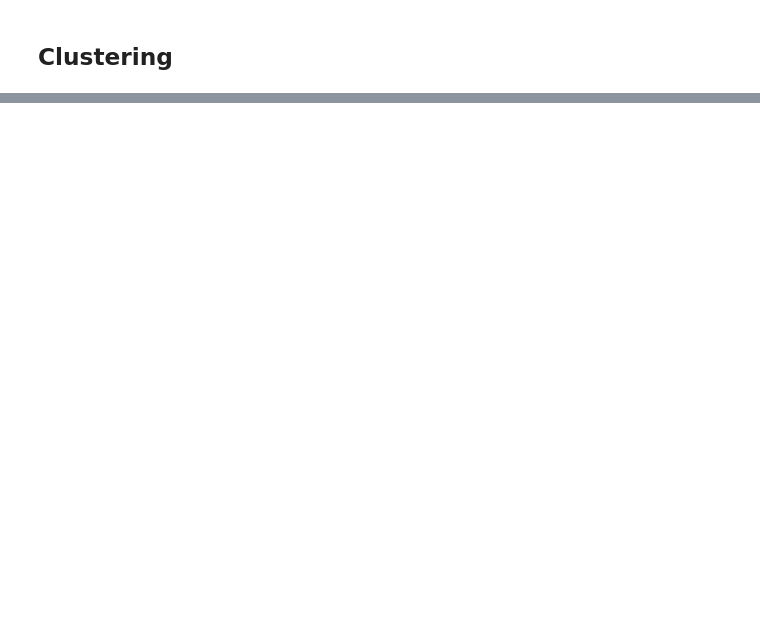
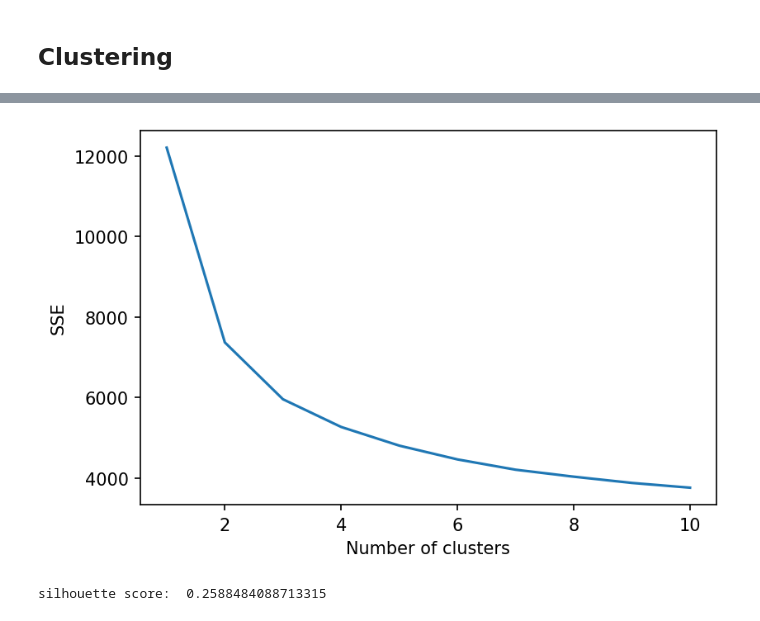
Before and after one commit to zuyouchen/is-327-proj, a Jupyter notebook: notebooks/ml.ipynb, the cells around one changed output, grey strips where cells are left out. Drawn from its saved outputs; the diff is of its cells as text; code cells hidden in the pictures; blank space fills up the shorter version.

Commit message:
save vis, start clustering

```diff
--- a/notebooks/ml.ipynb
+++ b/notebooks/ml.ipynb
@@ -194,2 +194,14 @@ Model Estimated Salary for Lavine:  $22,722,603.13
 # %% [markdown]
 ## Clustering
+# %%
+# Importing our dataset again and define the numerical column types
+import pandas as pd
+from pandas.api.types import is_numeric_dtype
+
+df = pd.read_csv('../data/cleaned2021-2022.csv')
+df = df.dropna().reset_index(drop=True)
+columns = df.columns.to_list()
+
+# This time, we can include "salary" (no label for unsupervised clustering)
+numerical_features = [col for col in columns if is_numeric_dtype(df[col])]
+numerical_features
@@ -195,0 +226,36 @@ Model Estimated Salary for Lavine:  $22,722,603.13
+# %%
+# Scale our data types before clustering
+from sklearn.preprocessing import StandardScaler
+X = df[numerical_features]
+scaler = StandardScaler()
+X_scaled = scaler.fit_transform(X)
+# %%
+from sklearn.cluster import KMeans
+import matplotlib.pyplot as plt
+
+# sum of squared distances for each model
+sse = []
+for k in range(1, 11):
+    kmeans = KMeans(n_clusters=k, n_init=10)
+    kmeans.fit(X_scaled)
+    sse.append(kmeans.inertia_)
+
+plt.figure(dpi=150)
+plt.plot(range(1, 11), sse)
+plt.xlabel('Number of clusters')
+plt.ylabel('SSE')
+plt.savefig('../visualizations/clustering-elbow-method.png', dpi=300)
+# %% [output]
+[figure, added]
+# %%
+from sklearn import metrics
+# moving forward with three clusters
+model = KMeans(3, n_init=10)
+model.fit(X_scaled)
+
+# adding our cluster predictions to the dataframe
+df['cluster'] = model.predict(X_scaled)
+
+print('silhouette score: ', metrics.silhouette_score(X_scaled, df.cluster))
+# %% [output]
+silhouette score:  0.2588484088713315
```
Also changed, not shown: parts of 8 cells of this notebook, 4 other files.
